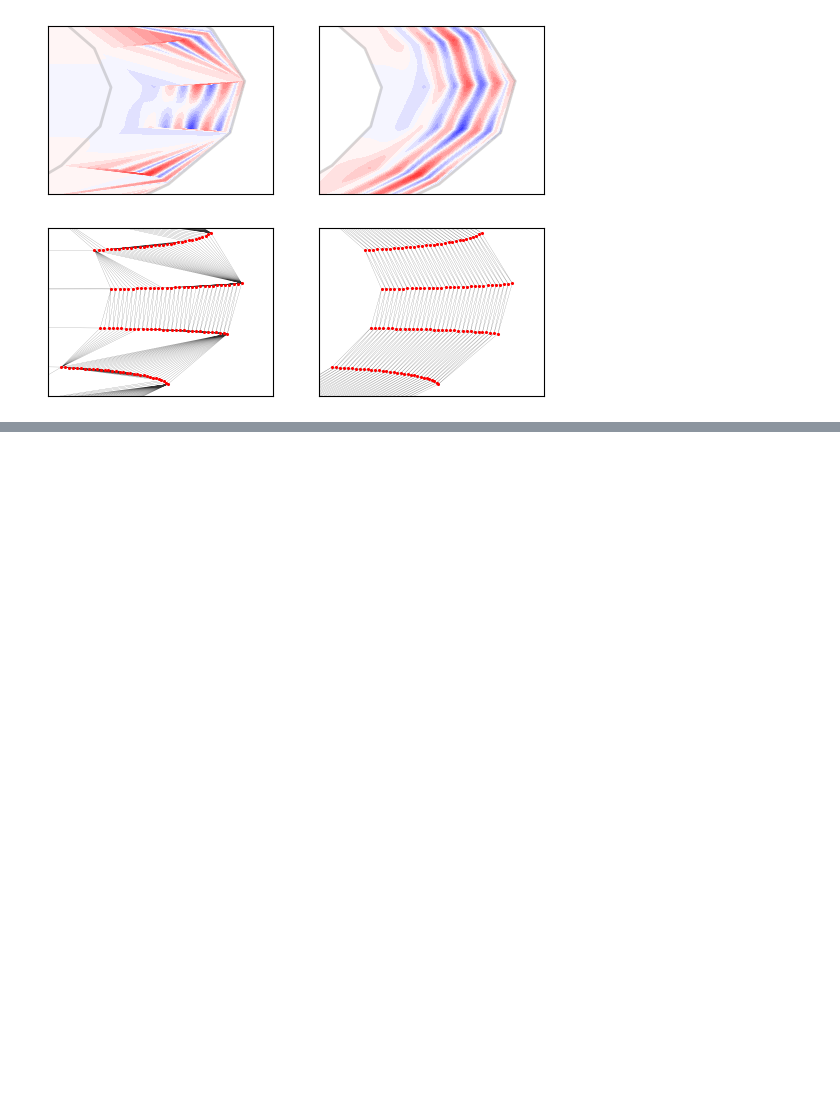
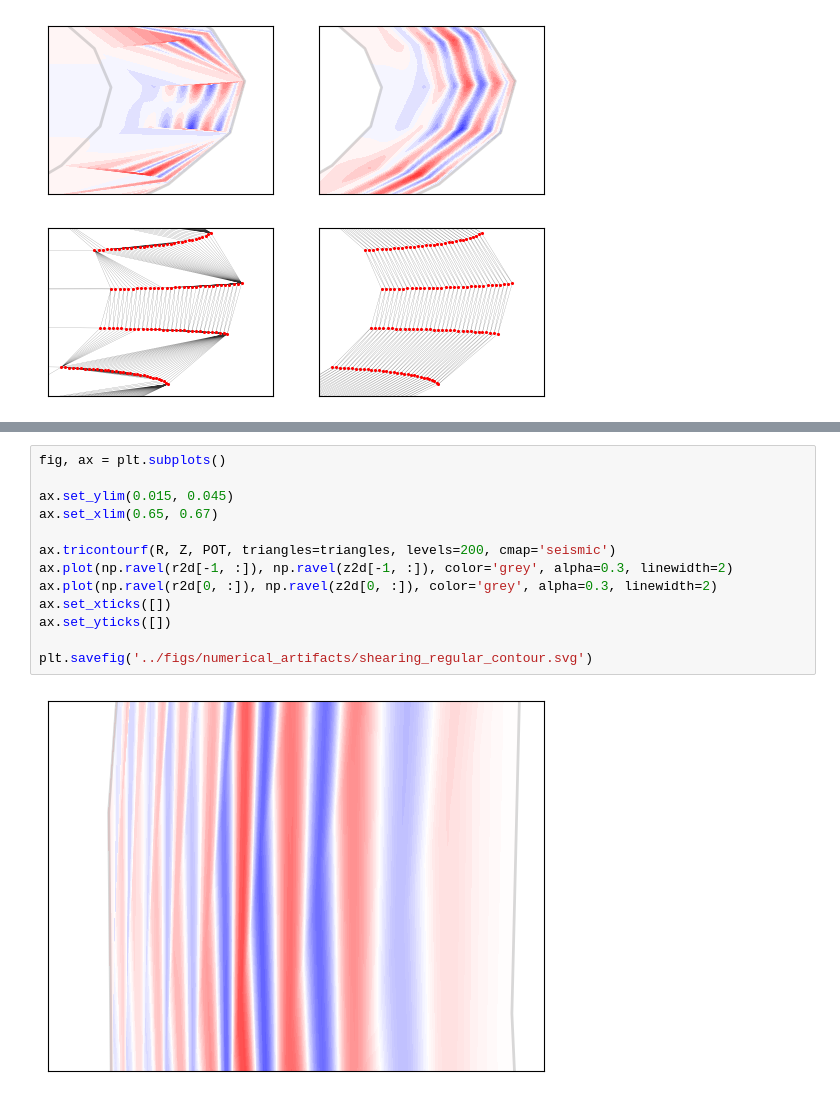
Before and after one commit to felifluid/bachelorarbeit, a Jupyter notebook: scripts/numerical-artifacts.ipynb, the cells around one changed output, grey strips where cells are left out. Drawn from its saved outputs; the diff is of its cells as text; blank space fills up the shorter version.

```diff
--- a/scripts/numerical-artifacts.ipynb
+++ b/scripts/numerical-artifacts.ipynb
@@ -194,0 +237,15 @@ axs[1,1].scatter(r, z, c='r', marker='.', edgecolors='0', lw=0, s=20)
+# %%
+fig, ax = plt.subplots()
+
+ax.set_ylim(0.015, 0.045)
+ax.set_xlim(0.65, 0.67)
+
+ax.tricontourf(R, Z, POT, triangles=triangles, levels=200, cmap='seismic')
+ax.plot(np.ravel(r2d[-1, :]), np.ravel(z2d[-1, :]), color='grey', alpha=0.3, linewidth=2)
+ax.plot(np.ravel(r2d[0, :]), np.ravel(z2d[0, :]), color='grey', alpha=0.3, linewidth=2)
+ax.set_xticks([])
+ax.set_yticks([])
+
+plt.savefig('../figs/numerical_artifacts/shearing_regular_contour.svg')
+# %% [output]
+[figure, added]
```
Also changed, not shown: parts of 3 cells of this notebook.
